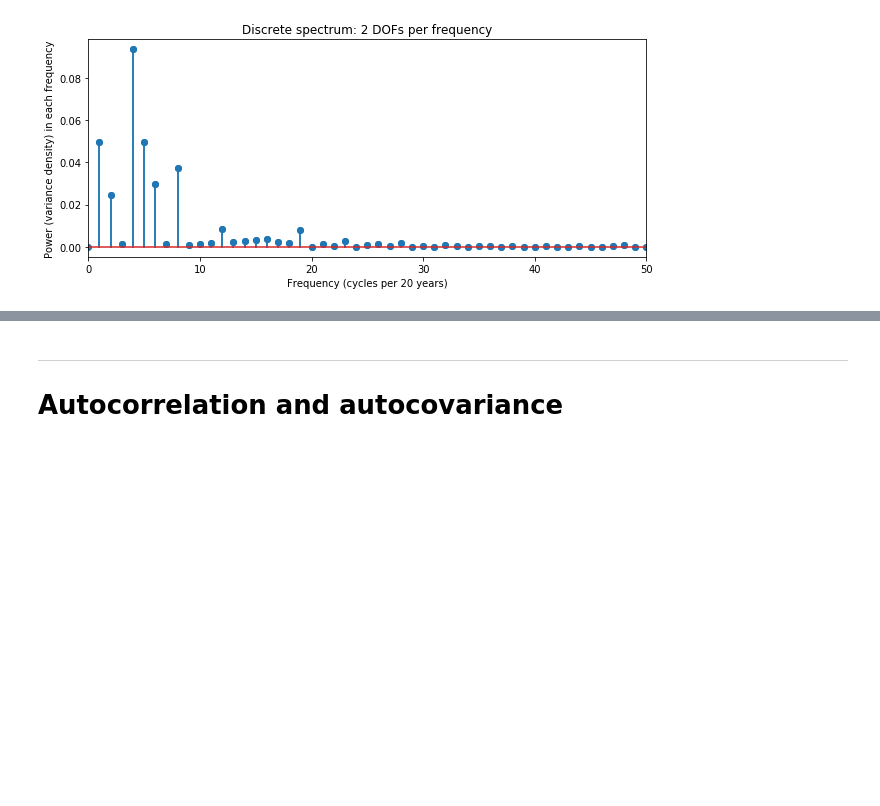
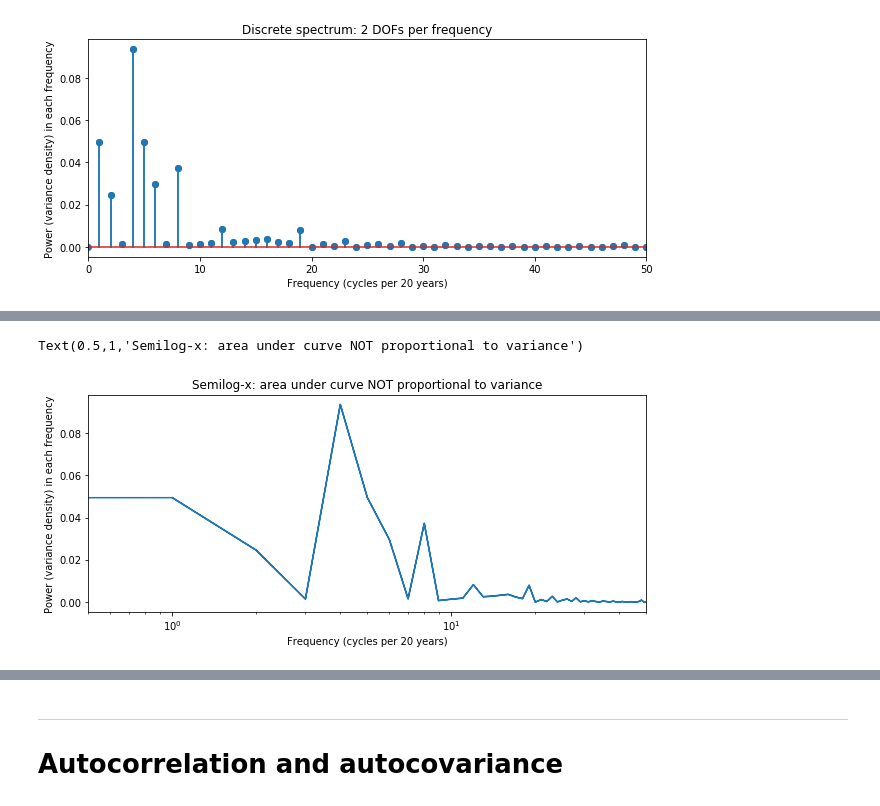
Before and after one commit to amiedobracki/MPO624-2020, a Jupyter notebook: Course_Modules_Topics_Notebooks/series_analyses_and_FFT/ENSO20y_spectra.ipynb, the cells around one changed output, grey strips where cells are left out. Drawn from its saved outputs; the diff is of its cells as text; code cells hidden in the pictures; blank space fills up the shorter version.

```diff
--- a/Course_Modules_Topics_Notebooks/series_analyses_and_FFT/ENSO20y_spectra.ipynb
+++ b/Course_Modules_Topics_Notebooks/series_analyses_and_FFT/ENSO20y_spectra.ipynb
@@ -123,0 +137,11 @@ Variance is 0.69002205 (m/s)^2: matches 0.6900220513343812
+# %%
+fig,ax = plt.subplots(1,1,figsize=(10,4));
+
+ax.semilogx(freqs, Power)
+ax.set_xlim([0.5,50])
+ax.set_xlabel('Frequency (cycles per 20 years)')
+ax.set_ylabel('Power (variance density) in each frequency')
+plt.title('Semilog-x: area under curve NOT proportional to variance')
+# %% [output]
+Text(0.5,1,'Semilog-x: area under curve NOT proportional to variance')
+[figure, added]
```
Also changed, not shown: parts of 9 cells of this notebook, 4 other files.
